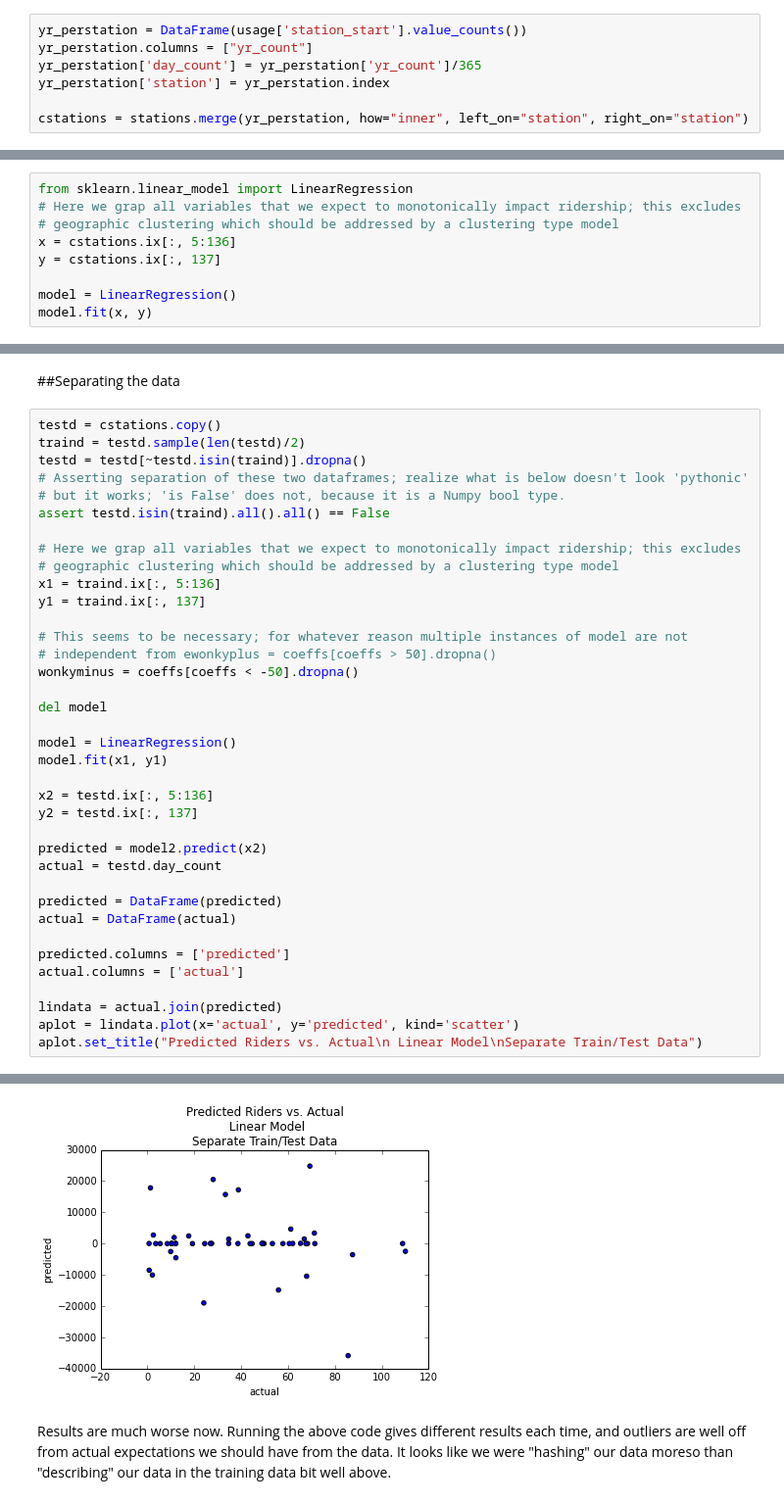
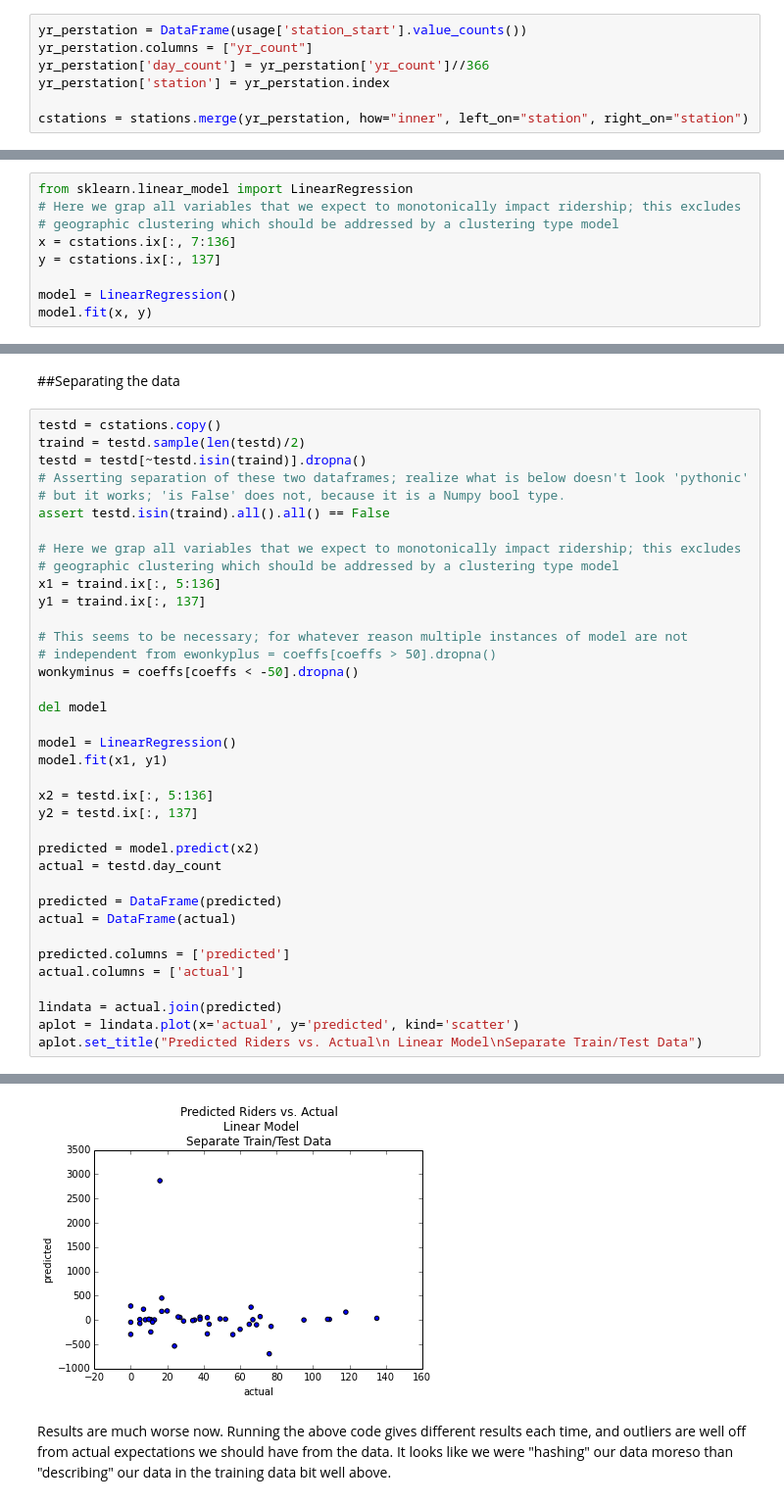
Before and after one commit to tpeek/bikeshare, a Jupyter notebook: Machine Learning.ipynb, the cells around one changed output, grey strips where cells are left out. Shown: that part at 98% size. Cells and saved outputs as stored; diff of their text form.

```diff
--- a/Machine Learning.ipynb
+++ b/Machine Learning.ipynb
@@ -41,7 +41,7 @@ add_months()
 # %%
 yr_perstation = DataFrame(usage['station_start'].value_counts())
 yr_perstation.columns = ["yr_count"]
-yr_perstation['day_count'] = yr_perstation['yr_count']/365
+yr_perstation['day_count'] = yr_perstation['yr_count']//366
 yr_perstation['station'] = yr_perstation.index
 
 cstations = stations.merge(yr_perstation, how="inner", left_on="station", right_on="station")
@@ -51,7 +51,7 @@ cstations = stations.merge(yr_perstation, how="inner", left_on="station", right_
 from sklearn.linear_model import LinearRegression
 # Here we grap all variables that we expect to monotonically impact ridership; this excludes
 # geographic clustering which should be addressed by a clustering type model
-x = cstations.ix[:, 5:136]
+x = cstations.ix[:, 7:136]
 y = cstations.ix[:, 137]
 
 model = LinearRegression()
@@ -119,35 +119,35 @@ assert testd.isin(traind).all().all() == False
 # Here we grap all variables that we expect to monotonically impact ridership; this excludes
 # geographic clustering which should be addressed by a clustering type model
 x1 = traind.ix[:, 5:136]
 y1 = traind.ix[:, 137]
 
 # This seems to be necessary; for whatever reason multiple instances of model are not
 # independent from ewonkyplus = coeffs[coeffs > 50].dropna()
 wonkyminus = coeffs[coeffs < -50].dropna()
 
 del model
 
 model = LinearRegression()
 model.fit(x1, y1)
 
 x2 = testd.ix[:, 5:136]
 y2 = testd.ix[:, 137]
 
-predicted = model2.predict(x2)
+predicted = model.predict(x2)
 actual = testd.day_count
 
 predicted = DataFrame(predicted)
 actual = DataFrame(actual)
 
 predicted.columns = ['predicted']
 actual.columns = ['actual']
 
 lindata = actual.join(predicted)
 aplot = lindata.plot(x='actual', y='predicted', kind='scatter')
 aplot.set_title("Predicted Riders vs. Actual\n Linear Model\nSeparate Train/Test Data")
 # %% [output]
 <matplotlib.text.Text at 0x...>
-[figure, old version]
+[figure, new version]
 # %% [markdown]
 Results are much worse now. Running the above code gives different results each time, and outliers are well off from actual expectations we should have from the data. It looks like we were "hashing" our data moreso than "describing" our data in the training data bit well above.
 # %% [markdown]
```
Also changed, not shown: parts of 14 cells of this notebook.
